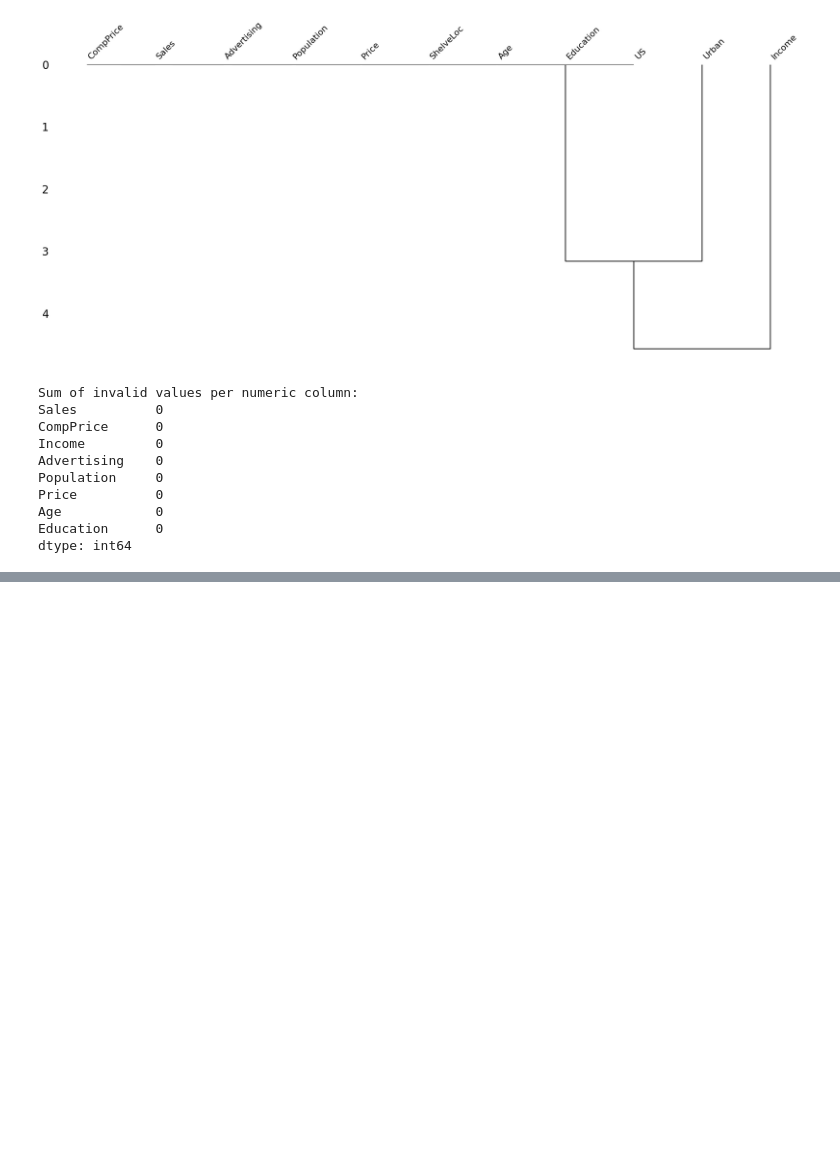
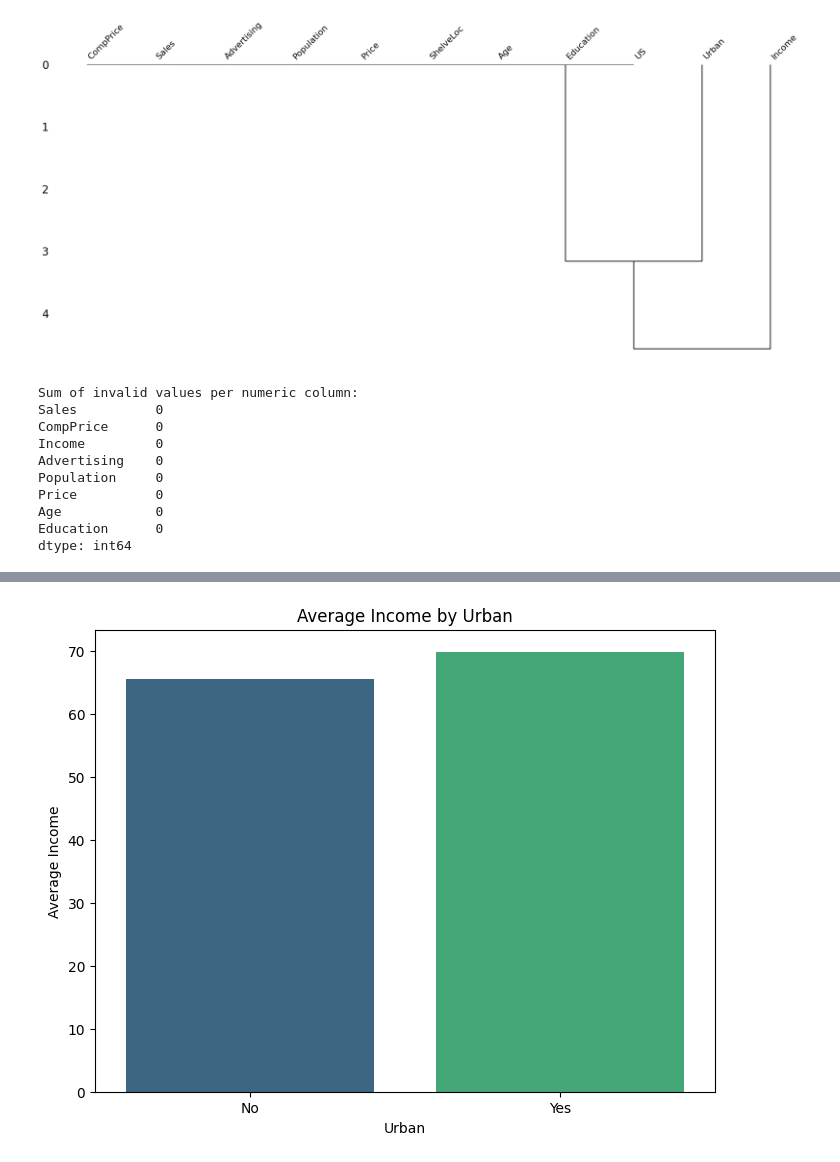
Before and after one commit to OskarPutz/DS, a Jupyter notebook: Exercise 4.ipynb, the cells around one changed output, grey strips where cells are left out. Cells and saved outputs as stored; diff of their text form; code cells hidden in the pictures; blank space fills up the shorter version.

```diff
--- a/Exercise 4.ipynb
+++ b/Exercise 4.ipynb
@@ -677,0 +737,7 @@ dtype: int64
+# %%
+
+carseats['Urban'].fillna('Yes', inplace=True)
+
+new_missing_values = carseats.isna().sum()
+print('Missing values after imputation:')
+print(new_missing_values)
@@ -677,0 +779,17 @@ dtype: int64
+# %%
+import seaborn as sns
+
+import matplotlib.pyplot as plt
+
+# Calculate average income by Urban
+average_income_by_urban = carseats.groupby('Urban')['Income'].mean()
+
+# Plot the average income by Urban
+plt.figure(figsize=(8, 6))
+sns.barplot(x=average_income_by_urban.index, y=average_income_by_urban.values, palette="viridis")
+plt.title('Average Income by Urban')
+plt.xlabel('Urban')
+plt.ylabel('Average Income')
+plt.show()
+# %% [output]
+[figure, added]
```
Also changed, not shown: parts of 13 cells of this notebook, 21 other files.
